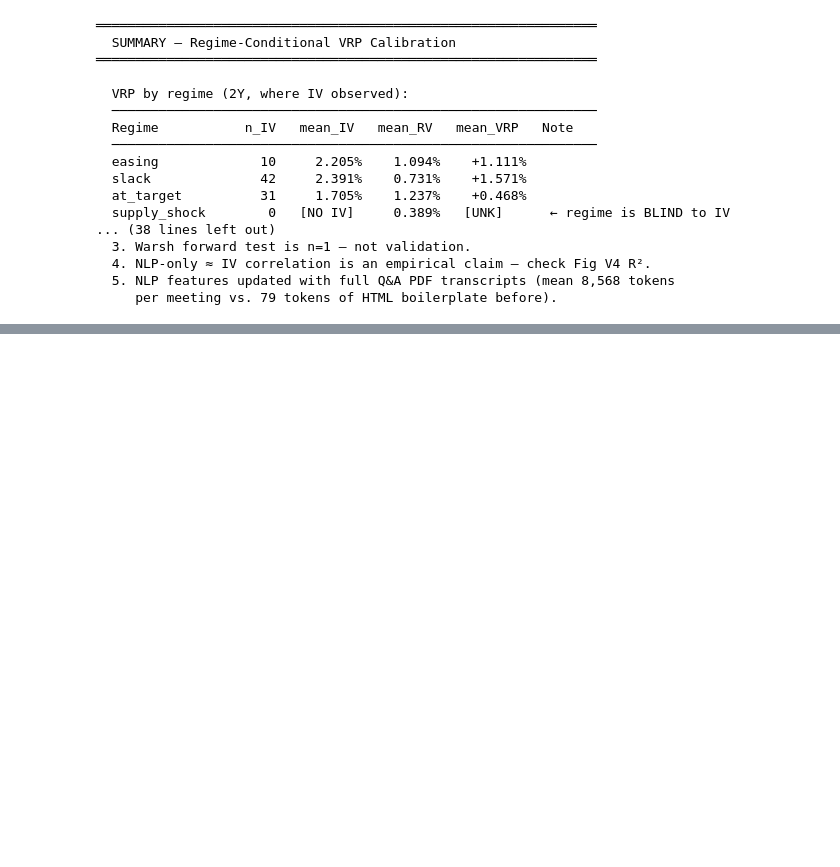
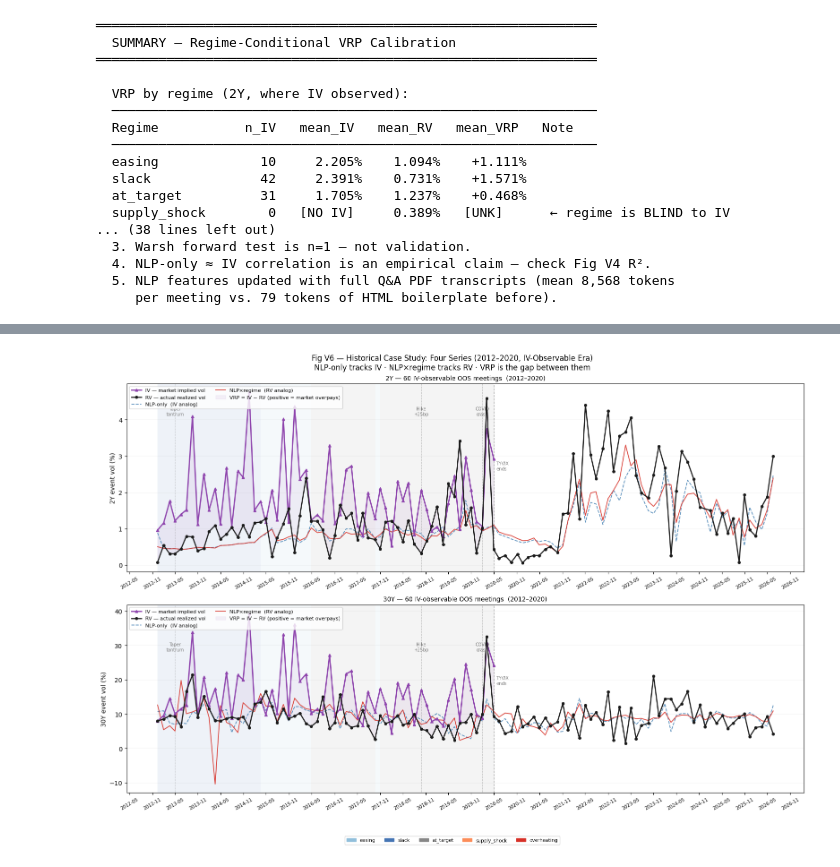
Before and after one commit to ZinuoS/fomc-vol-study, a Jupyter notebook: regime_vrp_calibration.ipynb, the cells around one changed output, grey strips where cells are left out. Cells and saved outputs as stored; diff of their text form; code cells hidden in the pictures; blank space fills up the shorter version.

```diff
--- a/regime_vrp_calibration.ipynb
+++ b/regime_vrp_calibration.ipynb
@@ -1291,0 +1207,88 @@ print("═" * 64)
+# %%
+def fig_v6_four_series(hist_2Y: pd.DataFrame, hist_30Y: pd.DataFrame) -> None:
+    """
+    Two panels (2Y, 30Y) — all four series over the IV-observable period.
+    Regime-band background.  Pivot annotation: taper tantrum, COVID, hiking.
+    """
+    EVENTS = {
+        pd.Timestamp("2013-06-19"): ("Taper\ntantrum", "top"),
+        pd.Timestamp("2018-12-19"): ("Hike\n+25bp", "top"),
+        pd.Timestamp("2020-03-15"): ("COVID\ncrash", "top"),
+    }
+
+    fig, axes = plt.subplots(2, 1, figsize=(16, 11), sharex=False)
+    fig.suptitle(
+        "Fig V6 — Historical Case Study: Four Series (2012–2020, IV-Observable Era)\n"
+        "NLP-only tracks IV · NLP×regime tracks RV · VRP is the gap between them",
+        fontsize=12)
+
+    for ax, df, tenor in zip(axes, [hist_2Y, hist_30Y], ["2Y", "30Y"]):
+        df_iv = df.dropna(subset=["iv"]).sort_values("meeting_date")
+        df_s  = df.sort_values("meeting_date")
+        if df_iv.empty:
+            ax.set_title(f"{tenor}: no IV data"); continue
+
+        # Regime background
+        for i in range(len(df_iv) - 1):
+            ax.axvspan(df_iv["meeting_date"].iloc[i],
+                       df_iv["meeting_date"].iloc[i+1],
+                       facecolor=REGIME_PALETTE.get(
+                           df_iv["regime_label"].iloc[i], "#dddddd"),
+                       alpha=0.09, linewidth=0)
+
+        # Four series
+        ax.plot(df_iv["meeting_date"], df_iv["iv"],
+                color="#8e44ad", lw=2.0, marker="^", ms=5, zorder=5,
+                label="IV — market implied vol")
+        ax.plot(df_s["meeting_date"], df_s["actual"],
+                color="#1a1a1a", lw=1.8, marker="o", ms=4, zorder=5,
+                label="RV — actual realized vol")
+        ax.plot(df_s["meeting_date"], df_s["pred_nlp"],
+                color="steelblue", lw=1.3, ls="--", zorder=4, alpha=0.9,
+                label="NLP-only  (IV analog)")
+        ax.plot(df_s["meeting_date"], df_s["pred_regime"],
+                color="#d73027", lw=1.3, ls="-", zorder=4, alpha=0.9,
+                label="NLP×regime  (RV analog)")
+
+        # VRP fill between IV and RV where IV exists
+        ax.fill_between(df_iv["meeting_date"], df_iv["iv"], df_iv["actual"],
+                        alpha=0.07, color="#8e44ad",
+                        label="VRP = IV − RV (positive = market overpays)")
+
+        # Event annotations
+        y_top = df_s[["pred_nlp","pred_regime","actual"]].max(axis=1).max() * 0.95
+        for dt, (lbl, pos) in EVENTS.items():
+            near = df_s[df_s["meeting_date"].between(
+                dt - pd.Timedelta(days=90), dt + pd.Timedelta(days=90))]
+            if near.empty:
+                continue
+            ax.axvline(near["meeting_date"].iloc[0], color="grey",
+                       lw=0.8, ls=":", alpha=0.6)
+            ax.text(near["meeting_date"].iloc[0], y_top, lbl,
+                    fontsize=7, color="grey", ha="center", va="top")
+
+        # IV-era boundary
+        iv_end = df_iv["meeting_date"].max()
+        ax.axvline(iv_end, color="grey", lw=1.0, ls="--", alpha=0.5)
+        ax.text(iv_end + pd.Timedelta(days=20), y_top * 0.6,
+                "TYVIX\nends", fontsize=7, color="grey")
+
+        ax.set_ylabel(f"{tenor} event vol (%)", fontsize=10)
+        ax.set_title(
+            f"{tenor} — {len(df_iv)} IV-observable OOS meetings  "
+            f"({df_iv['meeting_date'].min().year}–{df_iv['meeting_date'].max().year})",
+            fontsize=10)
+        ax.legend(fontsize=8, loc="upper left", ncol=2)
+        ax.grid(True, axis="y", alpha=0.15)
+        ax.xaxis.set_major_formatter(mdates.DateFormatter("%Y-%m"))
+        ax.xaxis.set_major_locator(mdates.MonthLocator(interval=6))
+        plt.setp(ax.xaxis.get_majorticklabels(), rotation=30, fontsize=7.5)
+
+    fig.legend(handles=_regime_handles(), fontsize=7.5,
+               loc="lower center", ncol=5, bbox_to_anchor=(0.5, -0.02))
+    fig.tight_layout(rect=[0, 0.04, 1, 1])
+    _save(fig, "vrp_v6_four_series")
+
+
+fig_v6_four_series(hist_2Y, hist_30Y)
+# %% [output]
@@ -1291,0 +1296 @@ print("═" * 64)
+[figure, added]
```
Also changed, not shown: parts of 12 cells of this notebook, 3 other files.
